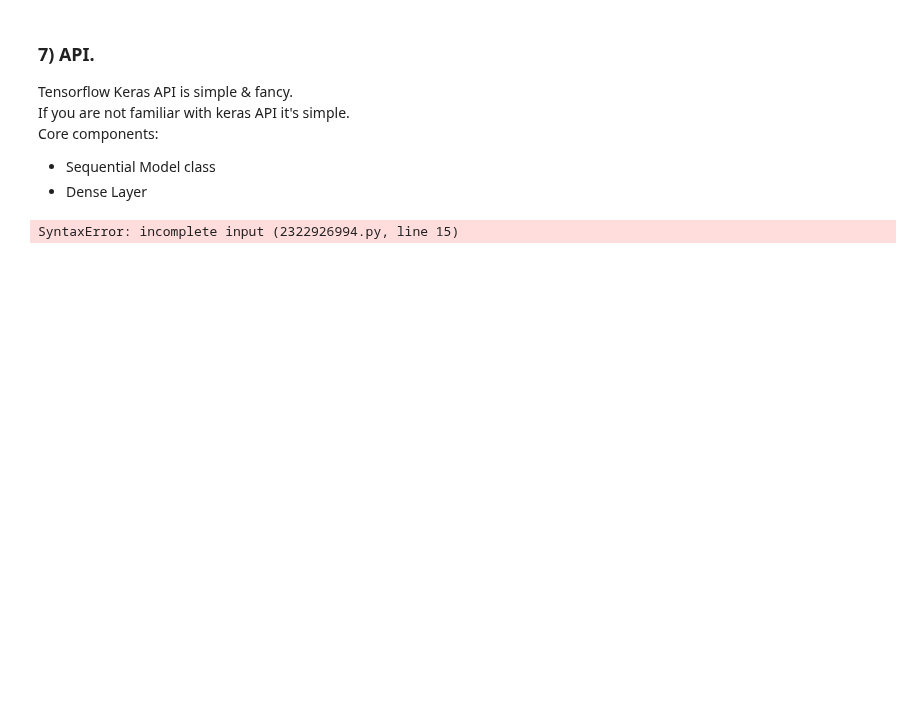
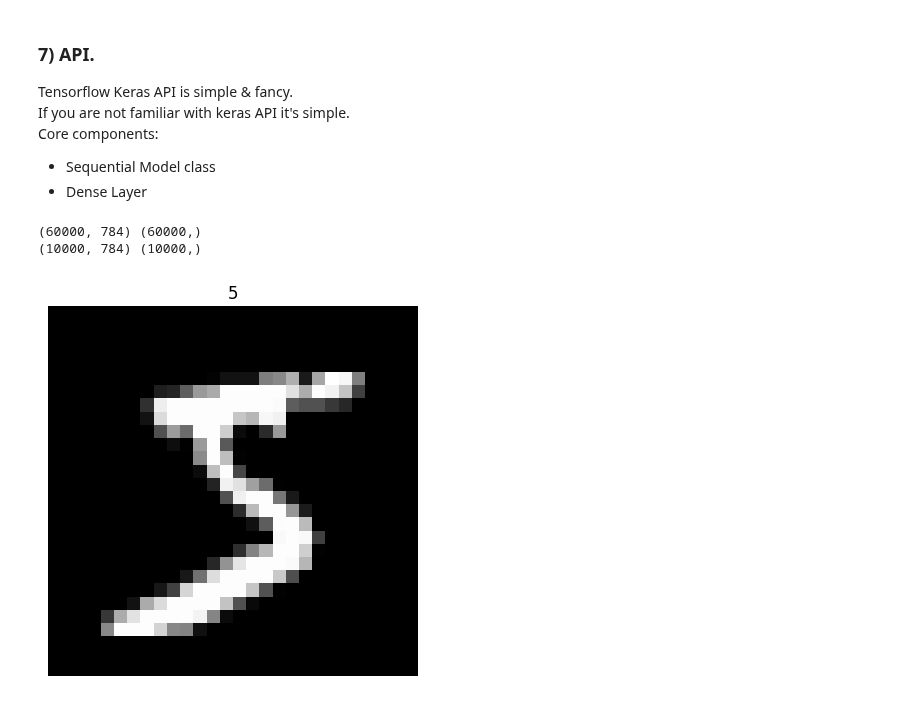
Before and after one commit to Cheslaff/KurwAI-archive, a Jupyter notebook: Guides/Feed-Forward Net.ipynb, the cells around one changed output. Cells and saved outputs as stored; diff of their text form; code cells hidden in the pictures; blank space fills up the shorter version.

```diff
--- a/Guides/Feed-Forward Net.ipynb
+++ b/Guides/Feed-Forward Net.ipynb
@@ -295,8 +297,28 @@ Core components:<br>
+# %%
+df_train = pd.read_csv("mnist_train.csv")
+df_test = pd.read_csv("mnist_test.csv")
+# %%
+X_train = np.array(df_train.drop(columns=["label"]))
+y_train = df_train["label"]
+X_test = np.array(df_test.drop(columns=["label"]))
+y_test = df_test["label"]
+
+print(X_train.shape, y_train.shape)
+print(X_test.shape, y_test.shape)
+# %% [output]
+(60000, 784) (60000,)
+(10000, 784) (10000,)
+# %%
+plt.title(y_train[0])
+plt.axis("off")
+plt.imshow(X_train[0].reshape(28, 28), cmap="grey");
+# %% [output]
+[figure, added]
 # %%
 def init_parameters(X):
-    w1 = np.random.rand((28, 784))
-    w2 = np.random.rand((28, 28))
-    w3 = np.random.rand((10, 28))
+    w1 = np.random.rand(28, 784)
+    w2 = np.random.rand(28, 28)
+    w3 = np.random.rand(10, 28)
     b1 = np.zeros((28, 1))
     b2 = np.zeros((28, 1))
     b3 = np.zeros((10, 1))
@@ -321,17 +343,52 @@ def forward(X, w1, w2, w3, b1, b2, b3):
 
     return z1, z2, z3, a1, a2, a3
 
+
 def accuracy(y, pred):
-    return np.sum(y == pred)
+    Y = ohe_encode(y)
+    return np.sum(Y == pred) / y.size
 
-def nn_fit(X, y, iterations=500):
+
+def ohe_encode(y):
+    Y = np.zeros((y.size, y.max()+1))
+    Y[np.arange(y.size), y] = 1
+    return Y.T
+
+
+def relu_derivative(z):
+    return z > 0
+
+
+def backward(z1, a1, z2, a2, z3, a3, w2, w3, X, y):
+    m = X.shape[1]  # it's (n, m) & we need m
+    Y = ohe_encode(y)
+    dz3 = a3 - Y
+    dw3 = 1 / m * np.dot(dz3, a2.T)
+    db3 = 1 / m * np.sum(dz3)
+
+    dz2 = np.dot(w3.T, dz3) * relu_derivative(z2)
+    dw2 = 1 / m * np.dot(dz2, a1.T)
+    db2 = 1 / m * np.sum(dz2)
+
+    dz1 = np.dot(w2.T, dz2) * relu_derivative(z1)
+    dw1 = 1 / m * np.dot(dz1, X.T)
+    db1 = 1 / m * np.sum(dz1)
+    return dw1, db1, dw2, db2, dw3, db3
+
+
+def nn_fit(X, y, iterations=500, learning_rate=0.001):
     X = X.T
     w1, w2, w3, b1, b2, b3 = init_parameters(X)
     for iteration in range(iterations):
         z1, z2, z3, a1, a2, a3 = forward(X, w1, w2, w3, b1, b2, b3)
-        acc = (y, prediction)
-        if iteration % 100 == 0:
-            print(f"{iteration} | {acc}")
-        dw1, dw2, dw3, db1, db2, db3 = backward()  # In Development
+        acc = (y, a3)
+        print(iteration)
+        dw1, db1, dw2, db2, dw3, db3 = backward(z1, a1, z2, a2, z3, a3, w2, w3, X, y)
+        # Update:
+        w1 -= dw1 * learning_rate
+        b1 -= db1 * learning_rate
+        w2 -= dw2 * learning_rate
+        b2 -= db2 * learning_rate
+        w3 -= dw3 * learning_rate
+        b3 -= db3 * learning_rate
+    return w1, b1, w2, b2, w3, b3
-# %% [output]
-SyntaxError: incomplete input (2322926994.py, line 15)
```
Also changed, not shown: parts of 4 cells of this notebook.
